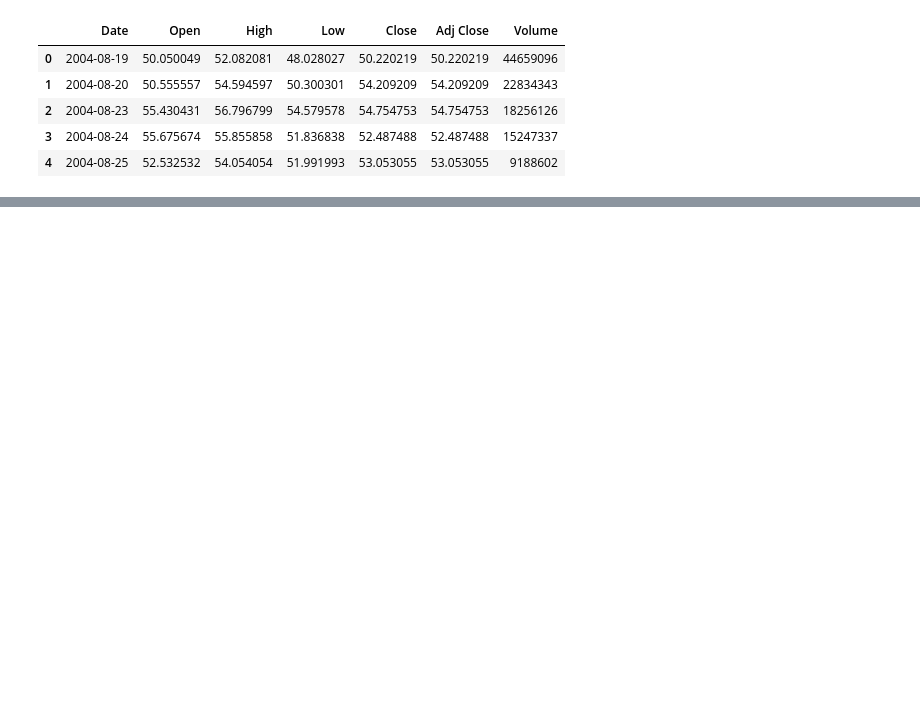
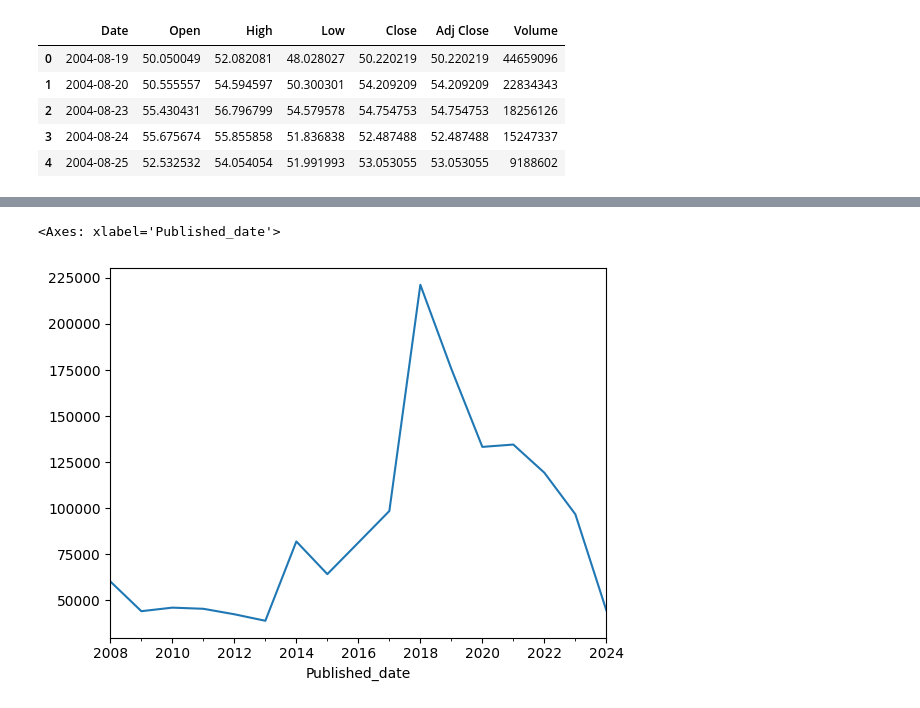
Before and after one commit to showmik121/My_Python_code, a Jupyter notebook: Advanced_python/time_series_analysis.ipynb, the cells around one changed output, grey strips where cells are left out. Cells and saved outputs as stored; diff of their text form; code cells hidden in the pictures; blank space fills up the shorter version.

```diff
--- a/Advanced_python/time_series_analysis.ipynb
+++ b/Advanced_python/time_series_analysis.ipynb
@@ -13,0 +413,5 @@ df.head()
+# %%
+yt['Views'].resample('y').mean().plot()
+# %% [output]
+<Axes: xlabel='Published_date'>
+[figure, added]
```
Also changed, not shown: parts of 68 cells of this notebook.
